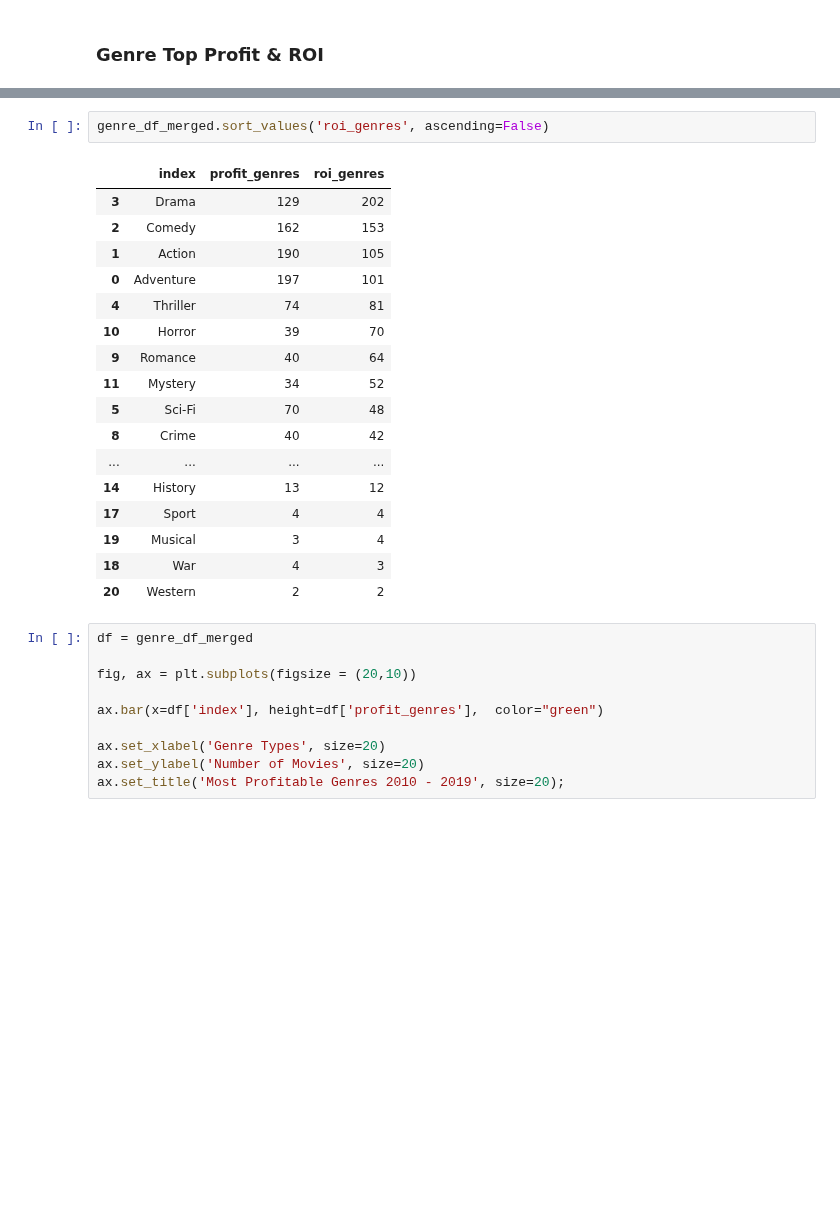
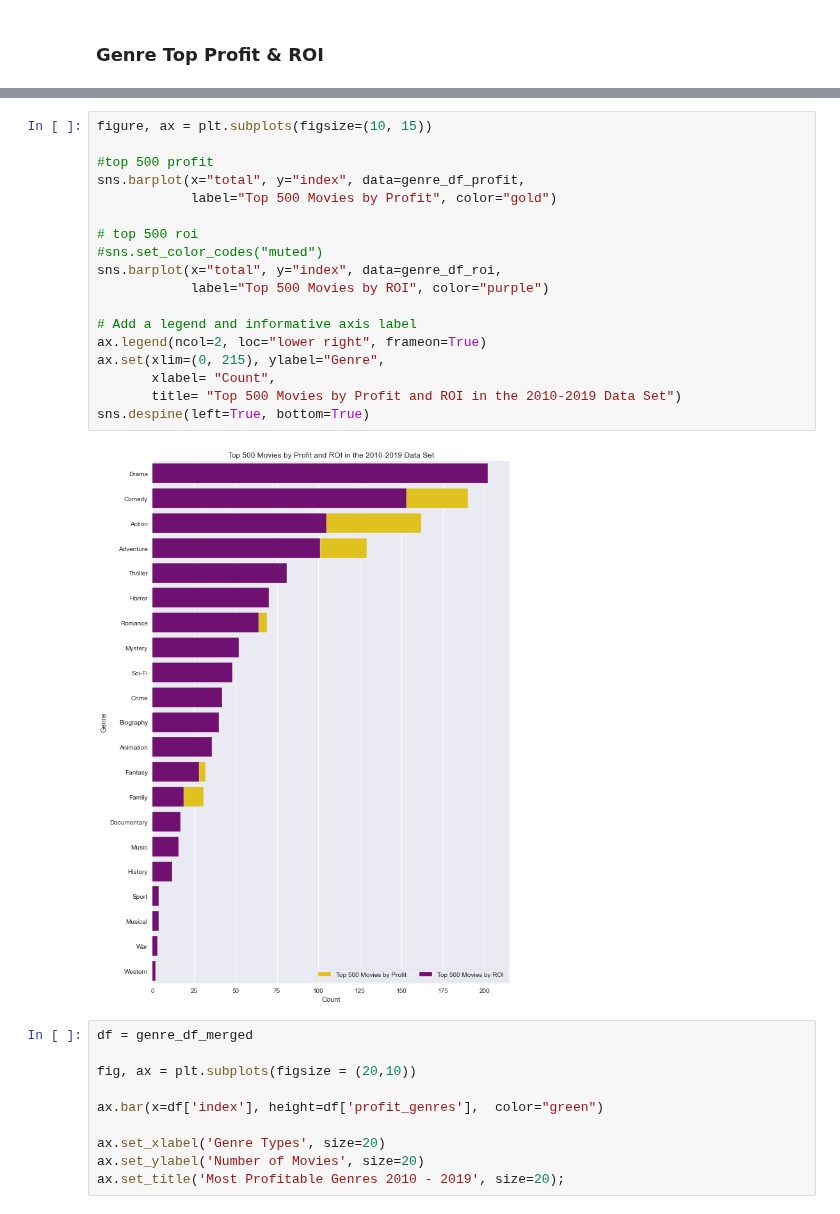
Before and after one commit to jxn628/dsc-phase-1-project, a Jupyter notebook: student.ipynb, the cells around one changed output, grey strips where cells are left out. Saved outputs shown, nothing was run; the diff lists cells and outputs as text; blank space fills up the shorter version.

```diff
--- a/student.ipynb
+++ b/student.ipynb
@@ -761,24 +709,24 @@ genre_df_merged
 | 20 | Western | 2 | 2 |
-# %%
-genre_df_merged.sort_values('roi_genres', ascending=False)
-# %% [output]
-|  | index | profit_genres | roi_genres |
-| 3 | Drama | 129 | 202 |
-| 2 | Comedy | 162 | 153 |
-| 1 | Action | 190 | 105 |
-| 0 | Adventure | 197 | 101 |
-| 4 | Thriller | 74 | 81 |
-| 10 | Horror | 39 | 70 |
-| 9 | Romance | 40 | 64 |
-| 11 | Mystery | 34 | 52 |
-| 5 | Sci-Fi | 70 | 48 |
-| 8 | Crime | 40 | 42 |
-| ... | ... | ... | ... |
-| 14 | History | 13 | 12 |
-| 17 | Sport | 4 | 4 |
-| 19 | Musical | 3 | 4 |
-| 18 | War | 4 | 3 |
-| 20 | Western | 2 | 2 |
+# %%
+figure, ax = plt.subplots(figsize=(10, 15))
+
+#top 500 profit
+sns.barplot(x="total", y="index", data=genre_df_profit,
+            label="Top 500 Movies by Profit", color="gold")
+
+# top 500 roi
+#sns.set_color_codes("muted")
+sns.barplot(x="total", y="index", data=genre_df_roi,
+            label="Top 500 Movies by ROI", color="purple")
+
+# Add a legend and informative axis label
+ax.legend(ncol=2, loc="lower right", frameon=True)
+ax.set(xlim=(0, 215), ylabel="Genre",
+       xlabel= "Count",
+       title= "Top 500 Movies by Profit and ROI in the 2010-2019 Data Set")
+sns.despine(left=True, bottom=True)
+# %% [output]
+[figure, added]
 # %%
 df = genre_df_merged
 
```
Also changed, not shown: parts of 60 cells of this notebook.
